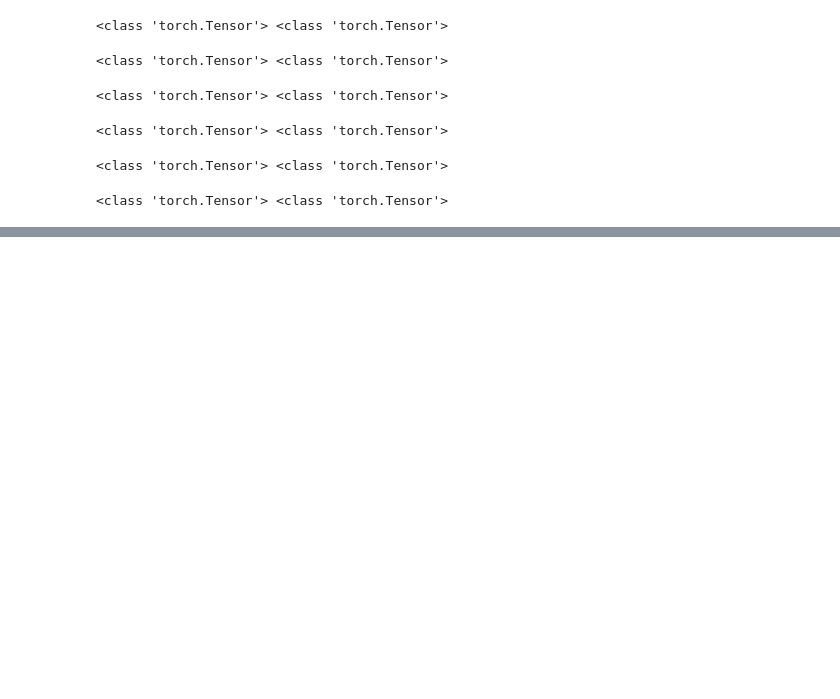
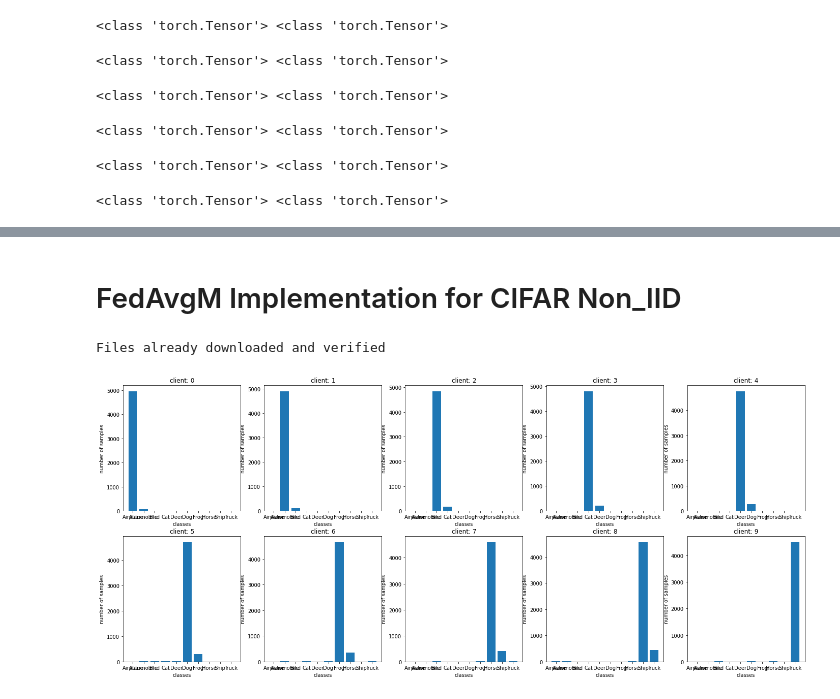
Before and after one commit to Sanskritiq/Federated-Learning-BTP, a Jupyter notebook: BTP/experiment_cifar_non_iid.ipynb, the cells around one changed output, grey strips where cells are left out. Cells and saved outputs as stored; diff of their text form; code cells hidden in the pictures; blank space fills up the shorter version.

Commit message:
FedAvgM implementation

```diff
--- a/BTP/experiment_cifar_non_iid.ipynb
+++ b/BTP/experiment_cifar_non_iid.ipynb
@@ -164,0 +171,17 @@ Global Loss 2.30258509299404    Client avg Loss 2.3025850929940446
+# %% [markdown]
+# FedAvgM Implementation for CIFAR Non_IID
+# %%
+global_trainer = GlobalTrainer(global_model, fed_learn_method = 'fedavgM')
+# %% [output]
+Files already downloaded and verified
+# %%
+fig = plt.figure(figsize=(24, 10))
+for i in range(n_clients):
+    fig.add_subplot(2, int(n_clients/2), (i+1))
+    distribution = data_label_distribution(global_trainer.trainset[i])
+    plt.bar([label_dict[i] for i in distribution.keys()], distribution.values())
+    plt.title(f'client: {i}')
+    plt.xlabel('classes')
+    plt.ylabel('number of samples')
+# %% [output]
+[figure, added]
```
Also changed, not shown: parts of 18 cells of this notebook, 7 other files.
